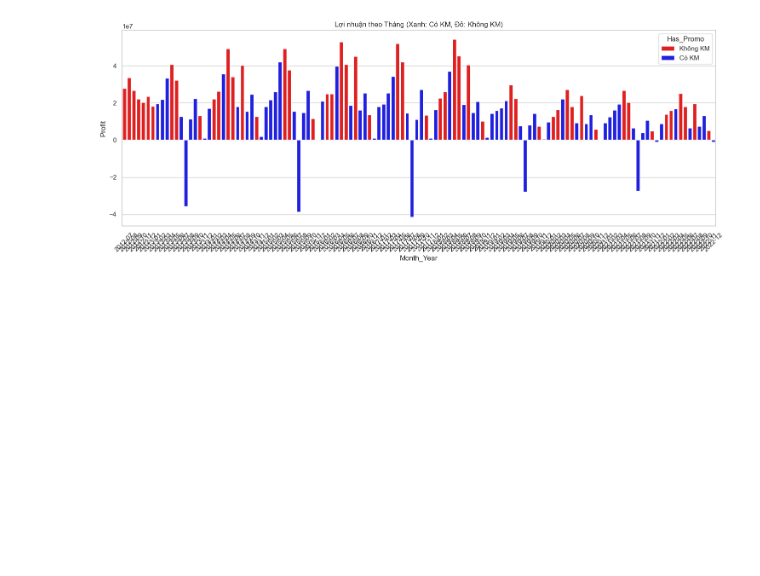
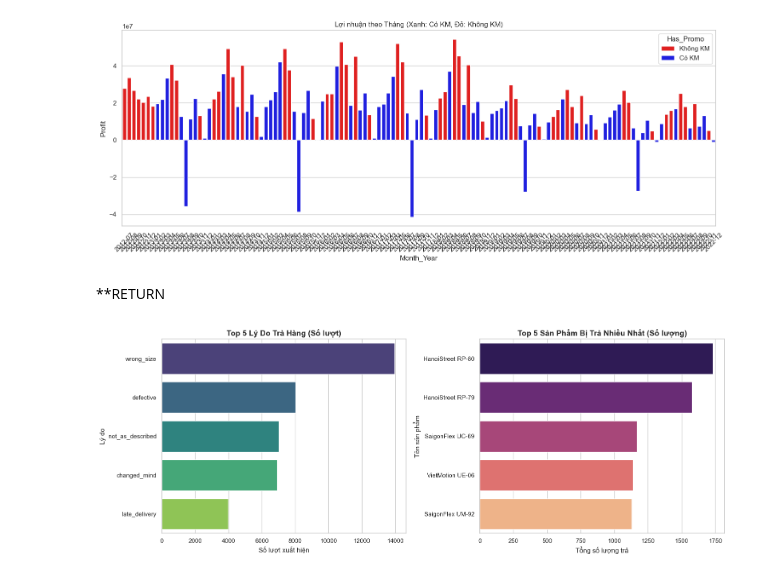
Before and after one commit to lamducanhkhoarubik-spec/Datathon_UITUT, a Jupyter notebook: code/eda/diagnostic.ipynb, the cells around one changed output. Drawn from its saved outputs; the diff is of its cells as text; code cells hidden in the pictures; blank space fills up the shorter version.

```diff
--- a/code/eda/diagnostic.ipynb
+++ b/code/eda/diagnostic.ipynb
@@ -184,3 +186,56 @@ plt.tight_layout()
 plt.show()
 # %% [output]
 [figure]
+# %% [markdown]
+**RETURN
+# %%
+# Thiết lập phong cách cho biểu đồ
+sns.set_theme(style="whitegrid")
+
+# 1. Xử lý dữ liệu cho Lý do trả hàng
+top_reasons = data_cleansed['df_returns']['return_reason'].value_counts().head(5).reset_index()
+top_reasons.columns = ['reason', 'count']
+
+# 2. Xử lý dữ liệu cho Sản phẩm bị trả nhiều nhất
+returns_agg = data_cleansed['df_returns'].groupby('product_id')['return_quantity'].sum().reset_index()
+top_products = pd.merge(
+    returns_agg,
+    data_cleansed['df_products'][['product_id', 'product_name']],
+    on='product_id'
+).sort_values(by='return_quantity', ascending=False).head(5)
+
+# TẠO FIG VỚI 2 BIỂU ĐỒ CỘT (SUBPLOTS)
+fig, axes = plt.subplots(1, 2, figsize=(16, 6))
+
+# Biểu đồ 1: Top 5 lý do trả hàng
+sns.barplot(
+    data=top_reasons,
+    x='count',
+    y='reason',
+    hue='reason',      # Gán hue bằng biến y
+    ax=axes[0],
+    palette='viridis',
+    legend=False       # Tắt legend để biểu đồ gọn gàng
+)
+axes[0].set_title('Top 5 Lý Do Trả Hàng (Số lượt)', fontsize=14, fontweight='bold')
+axes[0].set_xlabel('Số lượt xuất hiện')
+axes[0].set_ylabel('Lý do')
+
+# Biểu đồ 2: Top 5 sản phẩm bị trả nhiều nhất
+sns.barplot(
+    data=top_products,
+    x='return_quantity',
+    y='product_name',
+    hue='product_name', # Gán hue bằng biến y
+    ax=axes[1],
+    palette='magma',
+    legend=False        # Tắt legend
+)
+axes[1].set_title('Top 5 Sản Phẩm Bị Trả Nhiều Nhất (Số lượng)', fontsize=14, fontweight='bold')
+axes[1].set_xlabel('Tổng số lượng trả')
+axes[1].set_ylabel('Tên sản phẩm')
+
+plt.tight_layout()
+plt.show()
+# %% [output]
+[figure, added]
```
Also changed, not shown: parts of 6 cells of this notebook.
